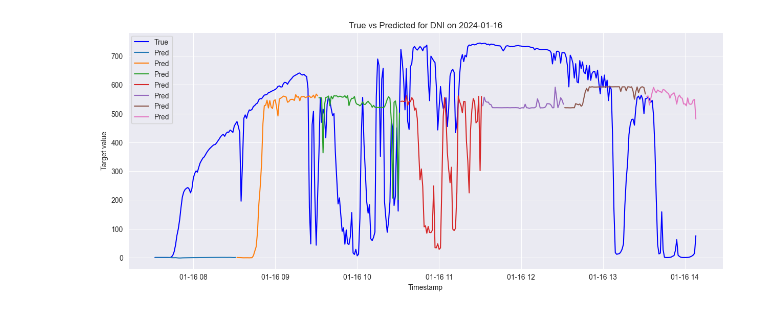
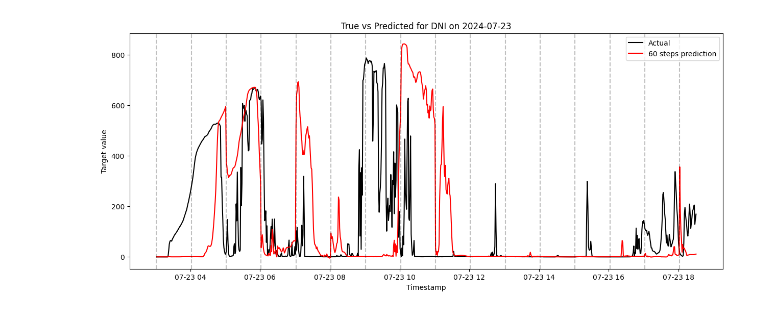
Before and after one commit to LucasDJensen/Solar-Irradiance-Nowcasting, a Jupyter notebook: eval.ipynb, the cells around one changed output. Saved outputs shown, nothing was run; the diff lists cells and outputs as text; code cells hidden in the pictures.

Commit message:
Added Plots to eval

```diff
--- a/eval.ipynb
+++ b/eval.ipynb
@@ -69,6 +75,9 @@ display(ts.shape, y_test.shape, preds.shape)
 # %%
 y_test = pd.DataFrame(y_test, index=ts[:, 0])
 preds = pd.DataFrame(preds, index=ts[:, 0])
-display(y_test.head(),preds.head())
+ts = pd.DataFrame(ts, index=ts[:, 0])
+y_test.sort_index(inplace=True)
+preds.sort_index(inplace=True)
+display(y_test.head(),preds.head(), ts.head())
 # %% [output]
 |  | 0 | 1 | 2 | 3 | 4 | 5 | 6 | 7 | 8 | 9 | ... | ... |
@@ -106,12 +111,0 @@ df.loc['2024-02-23':'2024-02-25'].plot(ax=ax)
-# %%
-fig, ax = plt.subplots(figsize=(15, 6))
-actual = y_test[:, 0]
-# plot actual
-ax.plot(ts[:, 0], actual, label='True', color='blue')
-# plot predicted
-for i in range(0, len(preds), 60):
-    ax.plot(ts[i:i + 60, 0], preds[i:i + 60, 0], label='Pred', color='red')
-ax.set_title(f"True vs Predicted for {TARGETS[0]}")
-ax.set_xlabel("Timestamp")
-ax.set_ylabel("Target value")
-plt.show()
@@ -127,25 +112,25 @@ array(['2024-01-01T07:43:00.000000000', '2024-01-01T07:44:00.000000000',
 # %%
 fig, ax = plt.subplots(figsize=(15, 6))
 # Select a specific day
-day = '2024-01-16'
+day = '2024-07-23'
 day_start = pd.to_datetime(day)
 day_end = day_start + pd.Timedelta(days=1)
 # Filter the timestamps for the selected day
-day_mask = (ts[:, 0] >= day_start) & (ts[:, 0] < day_end)
-# Filter the actual and predicted values for the selected day
-day_actual = y_test[day_mask, 0]
-day_preds = preds[day_mask, 0]
-# Filter the timestamps for the selected day
-day_ts = ts[day_mask, 0]
+day_mask = (ts.index >= day_start) & (ts.index < day_end)
+day_ts = ts[day_mask][0].values
+
 # Plot actual values
-ax.plot(day_ts, day_actual, label='True', color='blue')
-# Plot predicted values
-for i in range(0, len(day_preds), 60):
-    ax.plot(day_ts[i:i + 60], day_preds[i:i + 60], label='Pred')
+ax.plot(day_ts, y_test[day_mask][0].values, label='Actual', color='black')
+ax.plot(day_ts, preds[day_mask][::60].values.flatten()[:len(day_ts)], label='60 steps prediction', color='red')
+# add vertical lines at every 60th timestep
+for i in range(0, len(day_ts), 60):
+    ax.axvline(x=day_ts[i], color='black', linestyle='--', alpha=0.25)
+
+
 ax.set_title(f"True vs Predicted for {TARGETS[0]} on {day}")
 ax.set_xlabel("Timestamp")
 ax.set_ylabel("Target value")
 plt.legend()
 plt.show()
 # %% [output]
-[figure, old version]
+[figure, new version]
```
Also changed, not shown: parts of 26 cells of this notebook, 7 other files.
